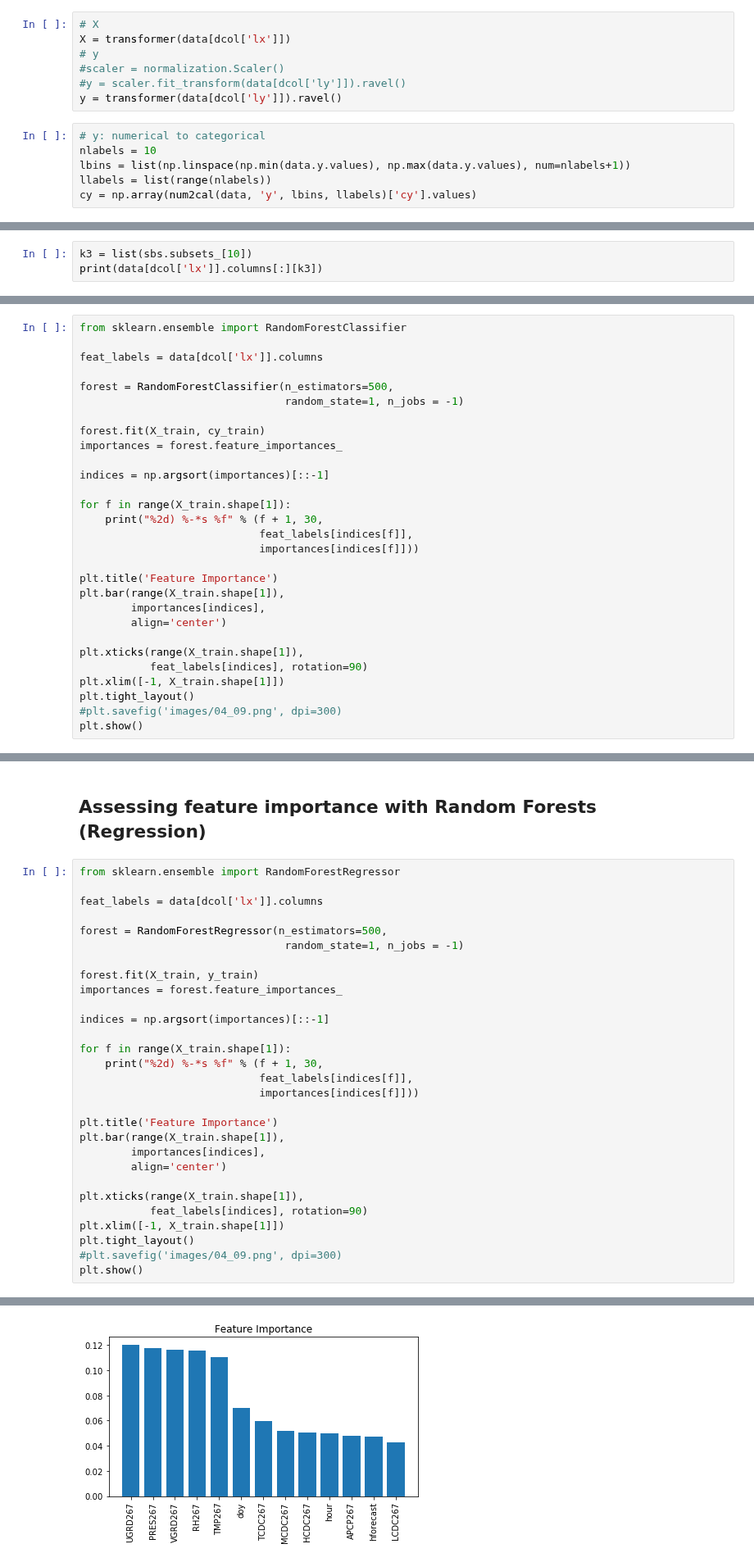
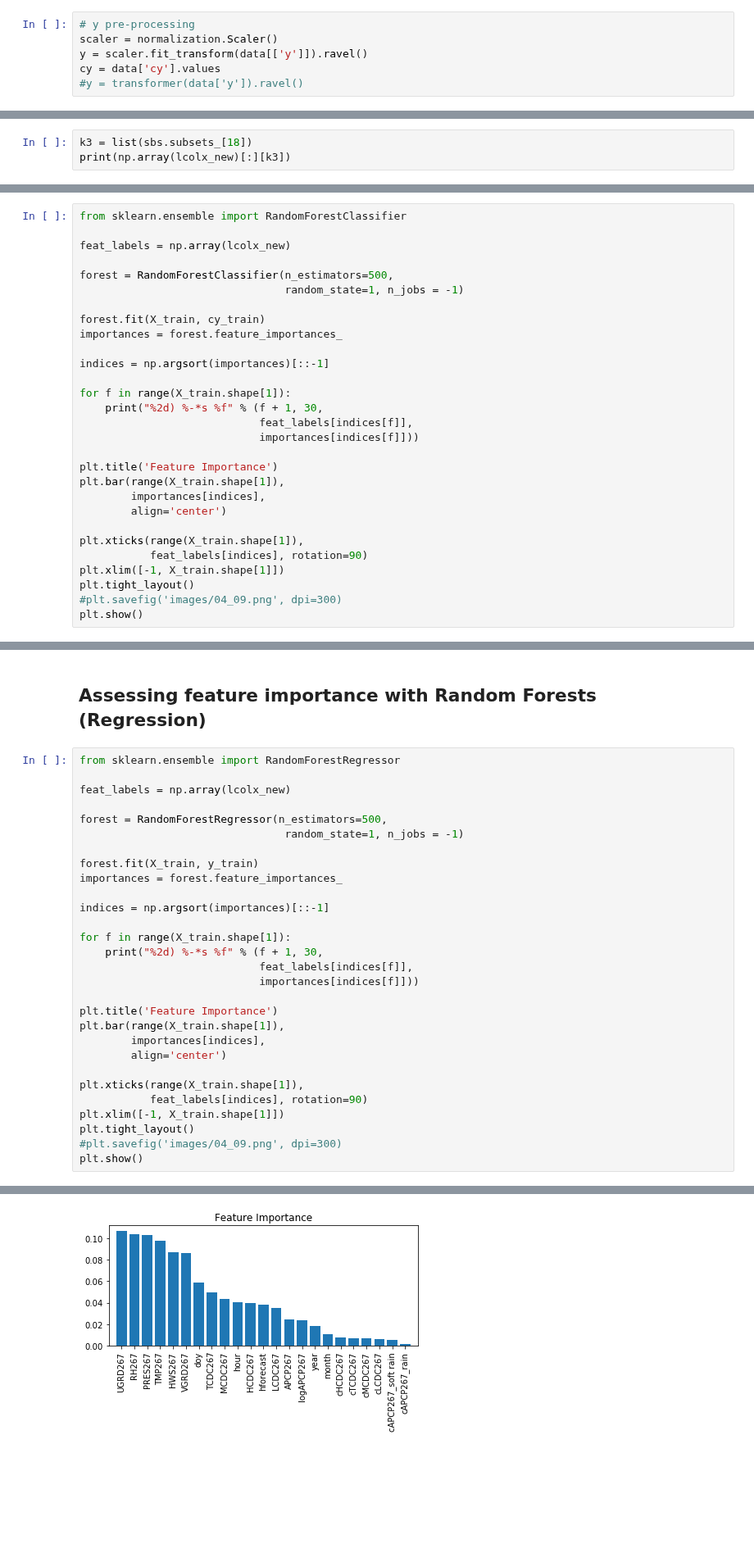
Before and after one commit to jmquintana79/utilsDS, a Jupyter notebook: scripts/feature_engineering/selection/notebook-features_selection-sklearn.ipynb, the cells around one changed output, grey strips where cells are left out. Shown at 82% size. Drawn from its saved outputs; the diff is of its cells as text; blank space fills up the shorter version.

```diff
--- a/scripts/feature_engineering/selection/notebook-features_selection-sklearn.ipynb
+++ b/scripts/feature_engineering/selection/notebook-features_selection-sklearn.ipynb
@@ -44,16 +71,9 @@ y: ['y']
 # %%
-# X
-X = transformer(data[dcol['lx']])
-# y
-#scaler = normalization.Scaler()
-#y = scaler.fit_transform(data[dcol['ly']]).ravel()
-y = transformer(data[dcol['ly']]).ravel()
+# y pre-processing
+scaler = normalization.Scaler()
+y = scaler.fit_transform(data[['y']]).ravel()
+cy = data['cy'].values
+#y = transformer(data['y']).ravel()
-# %%
-# y: numerical to categorical
-nlabels = 10
-lbins = list(np.linspace(np.min(data.y.values), np.max(data.y.values), num=nlabels+1))
-llabels = list(range(nlabels))
-cy = np.array(num2cal(data, 'y', lbins, llabels)['cy'].values)
 # %%
 # create samples
 X_train, X_test, y_train, y_test =\
@@ -169,4 +257,4 @@ plt.show()
 # %%
-k3 = list(sbs.subsets_[10])
-print(data[dcol['lx']].columns[:][k3])
+k3 = list(sbs.subsets_[18])
+print(np.array(lcolx_new)[:][k3])
 # %% [output]
@@ -190,7 +278,7 @@ Test accuracy: 0.813590692755
 # %%
 from sklearn.ensemble import RandomForestClassifier
 
-feat_labels = data[dcol['lx']].columns
+feat_labels = np.array(lcolx_new)
 
 forest = RandomForestClassifier(n_estimators=500,
                                 random_state=1, n_jobs = -1)
@@ -236,7 +328,7 @@ plt.show()
 # %%
 from sklearn.ensemble import RandomForestRegressor
 
-feat_labels = data[dcol['lx']].columns
+feat_labels = np.array(lcolx_new)
 
 forest = RandomForestRegressor(n_estimators=500,
                                 random_state=1, n_jobs = -1)
@@ -279,4 +375,4 @@ plt.show()
-[figure, old version]
+[figure, new version]
 # %% [markdown]
 ## Using theBuilt-in XGBoost Feature Importance Plot (Classification)
 # %%
```
Also changed, not shown: parts of 23 cells of this notebook.
